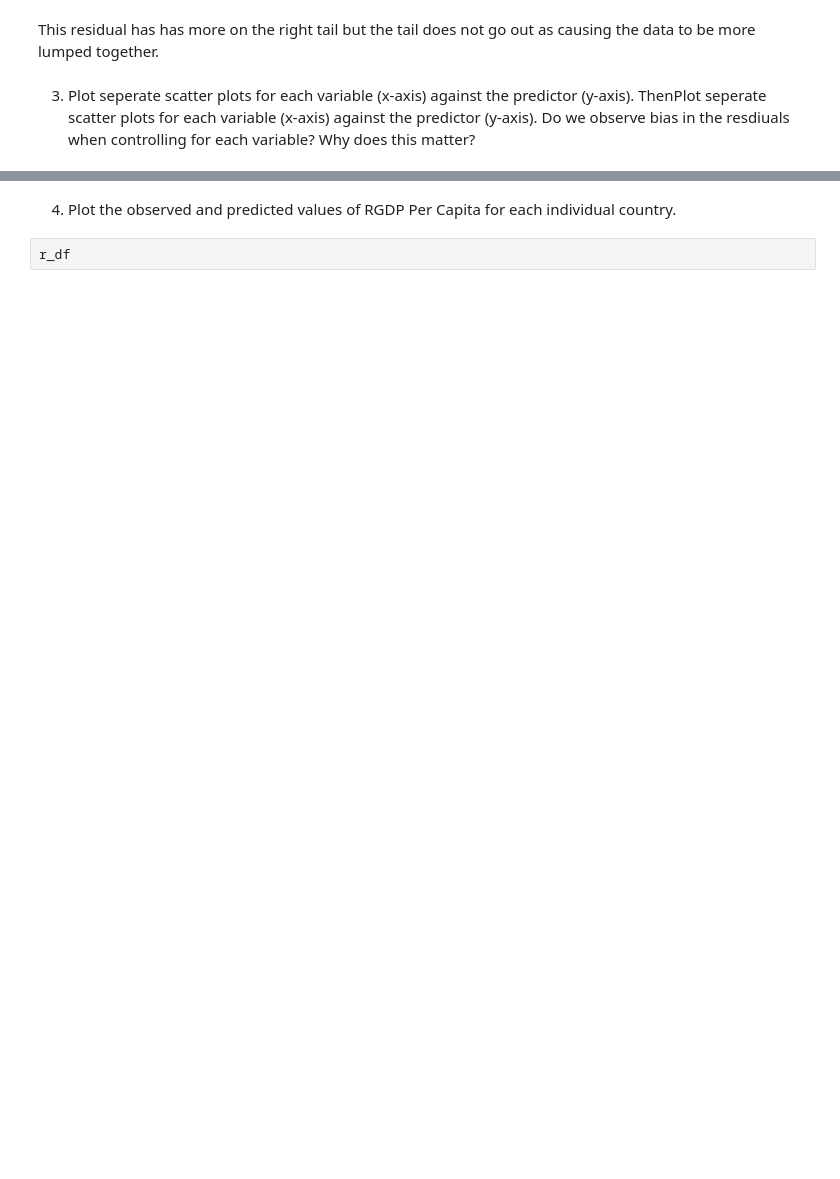
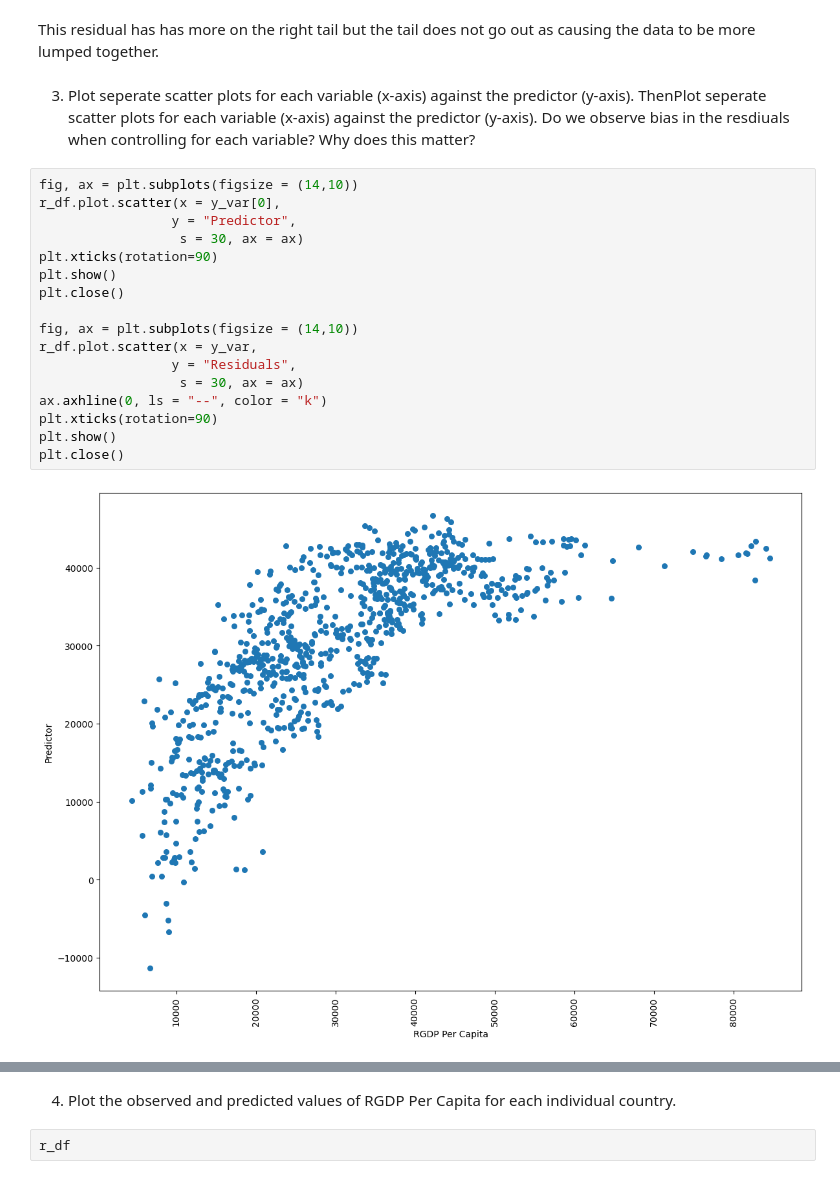
Before and after one commit to cade-busek/Econ411, a Jupyter notebook: Homework projects/HW for project 9.ipynb, the cells around one changed output, grey strips where cells are left out. Drawn from its saved outputs; the diff is of its cells as text; blank space fills up the shorter version.

```diff
--- a/Homework projects/HW for project 9.ipynb
+++ b/Homework projects/HW for project 9.ipynb
@@ -146,3 +153,22 @@ plt.show()
 This residual has has more on the right tail but the tail does not go out as causing the data to be more lumped together.
 # %% [markdown]
 3. Plot seperate scatter plots for each variable (x-axis) against the predictor (y-axis). ThenPlot seperate scatter plots for each variable (x-axis) against the predictor (y-axis). Do we observe bias in the resdiuals when controlling for each variable? Why does this matter?
+# %%
+fig, ax = plt.subplots(figsize = (14,10))
+r_df.plot.scatter(x = y_var[0],
+                 y = "Predictor",
+                  s = 30, ax = ax)
+plt.xticks(rotation=90)
+plt.show()
+plt.close()
+
+fig, ax = plt.subplots(figsize = (14,10))
+r_df.plot.scatter(x = y_var,
+                 y = "Residuals",
+                  s = 30, ax = ax)
+ax.axhline(0, ls = "--", color = "k")
+plt.xticks(rotation=90)
+plt.show()
+plt.close()
+# %% [output]
+[figure, added]
```
Also changed, not shown: parts of 8 cells of this notebook.
